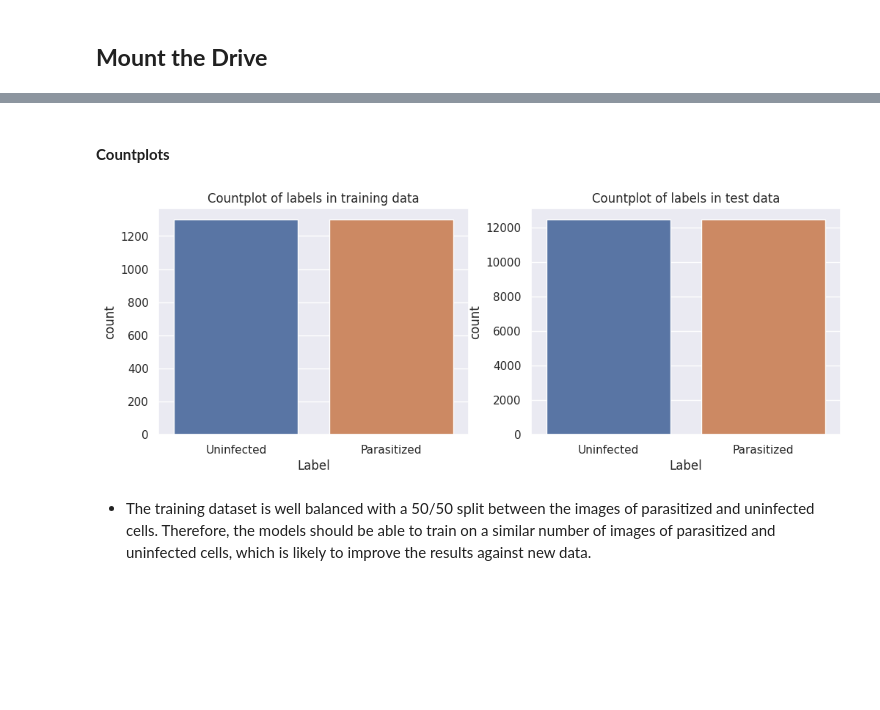
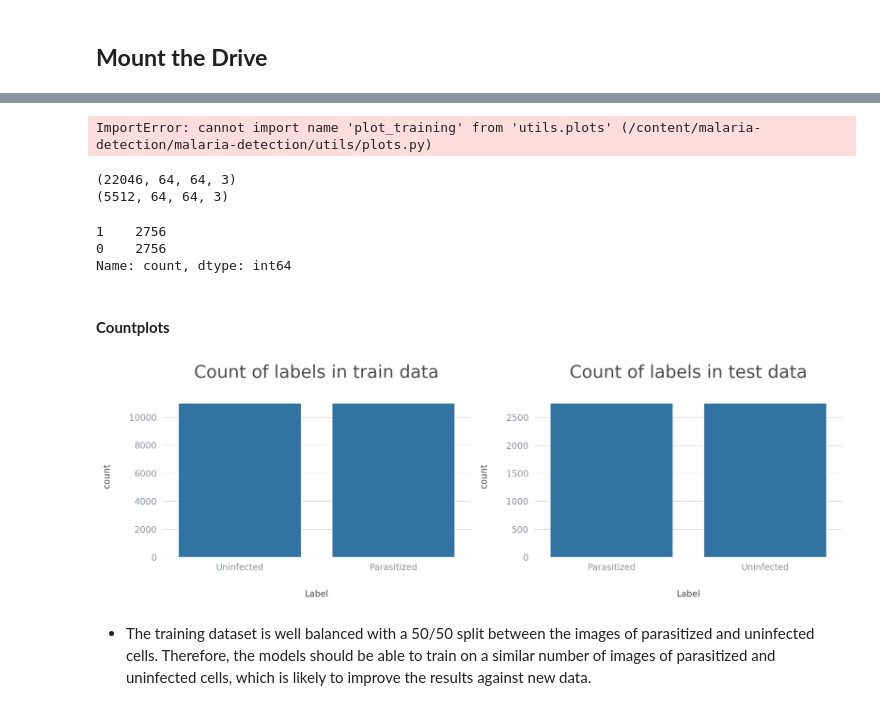
Before and after one commit to vicmcl/malaria-detection, a Jupyter notebook: malaria-detection/notebook_malaria_detection.ipynb, the cells around one changed output, grey strips where cells are left out. Drawn from its saved outputs; the diff is of its cells as text; code cells hidden in the pictures; blank space fills up the shorter version.

Commit message:
FIX: import functions from utils

```diff
--- a/malaria-detection/notebook_malaria_detection.ipynb
+++ b/malaria-detection/notebook_malaria_detection.ipynb
@@ -113,37 +63,59 @@ x_test = np.array([np.array(x) / 255 for x in x_test]).astype("float32")
+# %%
+from utils.checkpoint import checkpoint
+from utils.plots import plot_images, plot_training, settings
+from utils.prediction import prediction
+from utils.preprocessing import preprocess_data
+
+import matplotlib.pyplot as plt
+import numpy as np
+import os
+import pandas as pd
+import random
+import seaborn as sns
+
+DATA_PATH = os.path.abspath("data/cell_images")
+settings()
+# %% [output]
+ImportError: cannot import name 'plot_training' from 'utils.plots' (/content/malaria-detection/malaria-detection/utils/plots.py)
+# %%
+x_train, x_test, y_train, y_test = preprocess_data(DATA_PATH)
+# %%
+print(x_train.shape)
+print(x_test.shape)
+# %% [output]
+(22046, 64, 64, 3)
+(5512, 64, 64, 3)
+# %%
+pd.Series(y_test).value_counts()
+# %% [output]
+1    2756
+0    2756
+Name: count, dtype: int64
 # %% [markdown]
 #### **Countplots**
 # %%
+fig = plt.figure(figsize = (12, 4))
 labels = ["Uninfected", "Parasitized"]
 
-# Create a figure with two subplots
-fig, axes = plt.subplots(1, 2, figsize=(12, 4))
-
 # Create two dataframe to associate each image with its label
-df_train = pd.DataFrame(zip(x_train, y_train),
-                        columns = ["Image", "Label"])
-
-df_test = pd.DataFrame(zip(x_test, y_test),
-                       columns = ["Image", "Label"])
-
-pos = 0
-for df in [df_test, df_train]:
-    for i in labels:
-        df["Label"].replace(labels.index(i), i, inplace=True)
+for i, data in enumerate([(x_train, y_train), (x_test, y_test)]):
+    df = pd.DataFrame(
+        zip(data[0], data[1]), columns = ["Image", "Label"]
+    )
+    fig.add_subplot(1, 2, i + 1)
+    for j, lab in enumerate(labels):
+        df["Label"] = df["Label"].replace(j, lab)
 
     # Plot the countplot of labels in df_train
-    sns.countplot(
-        data = df,
-        x = "Label",
-        ax = axes[pos]
-    )
+    sns.countplot(data = df, x = "Label")
 
-    title = "training" if pos == 0 else "test"
-    axes[pos].set_title(f"Countplot of labels in {title} data")
-    pos += 1
+    title = "train" if i == 0 else "test"
+    plt.gca().set_title(f"Count of labels in {title} data")
 
+plt.tight_layout()
 plt.show()
 # %% [output]
-[figure, old version]
+[figure, new version]
 # %% [markdown]
 - The training dataset is well balanced with a 50/50 split between the images of parasitized and uninfected cells. Therefore, the models should be able to train on a similar number of images of parasitized and uninfected cells, which is likely to improve the results against new data.
 # %% [markdown]
```
Also changed, not shown: parts of 25 cells of this notebook.
